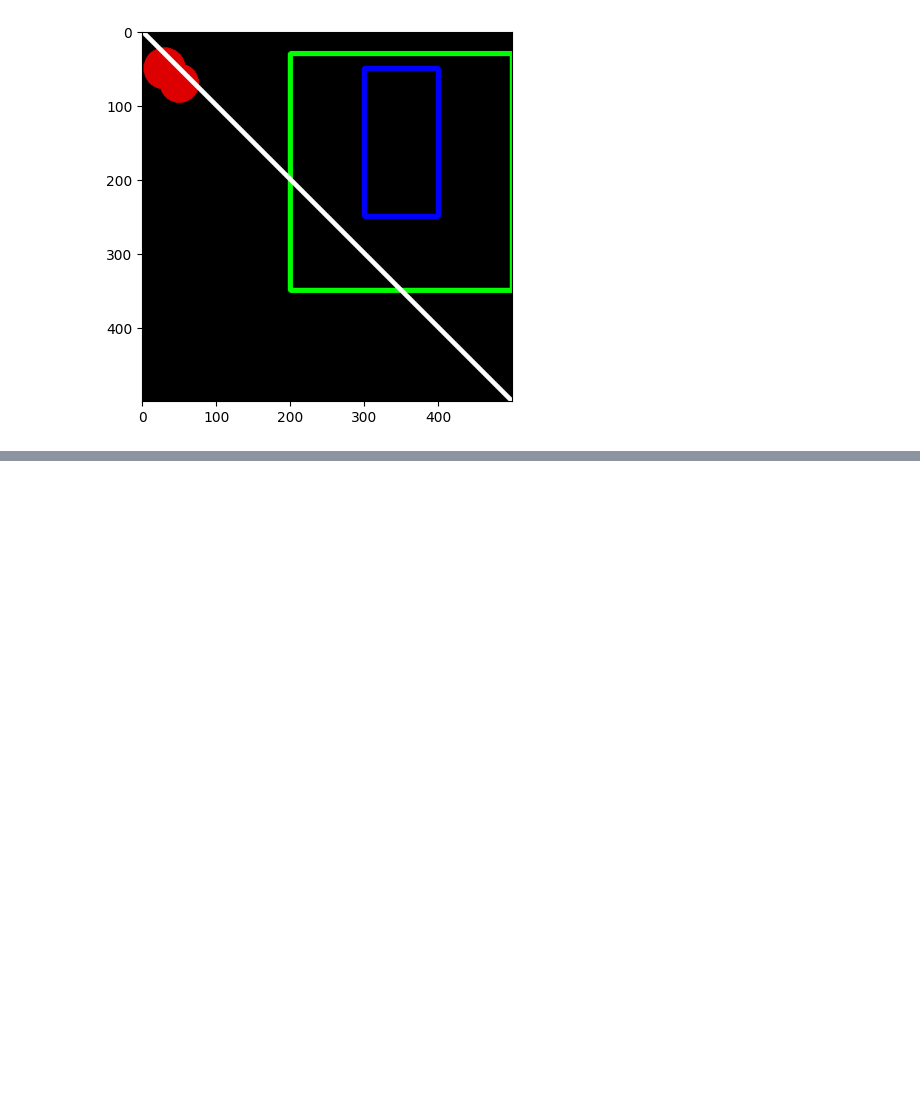
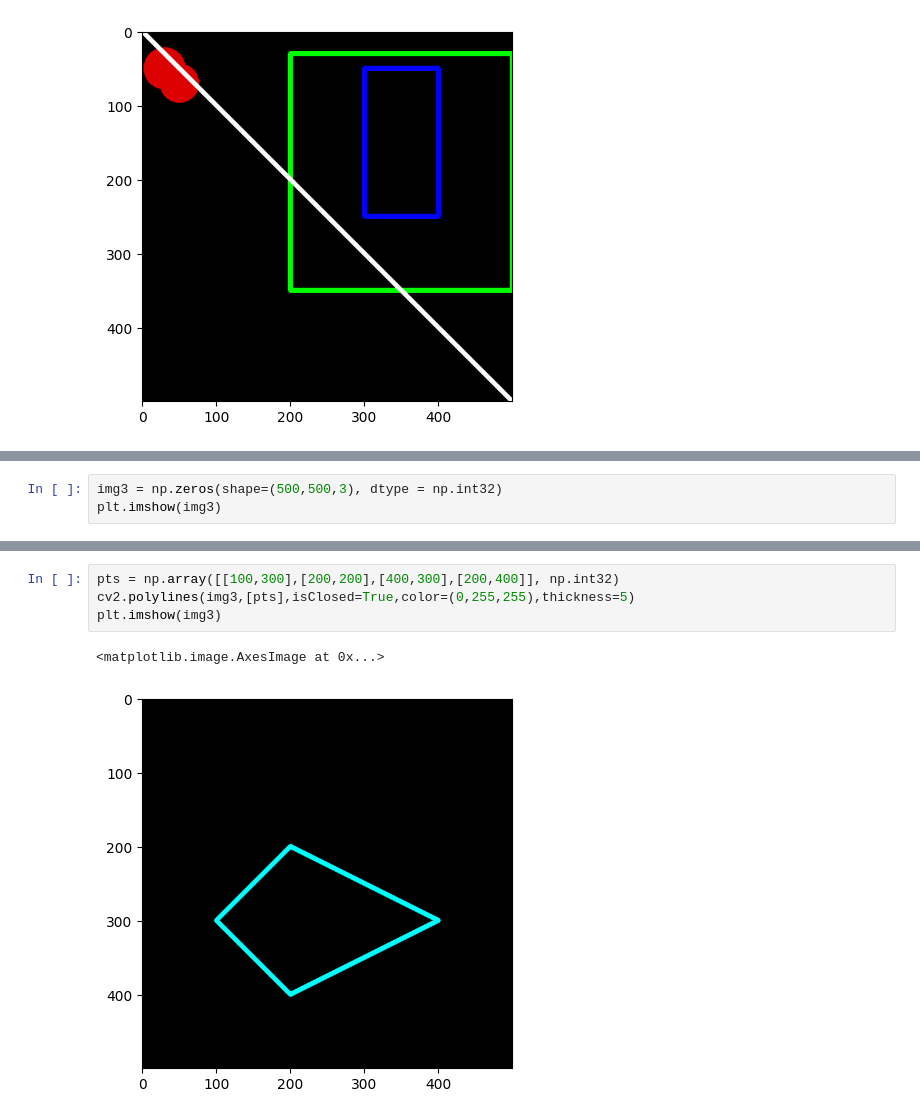
Before and after one commit to Ashishjoshi794/computer-vision, a Jupyter notebook: OpenCV,_Shapes_and_Line.ipynb, the cells around one changed output, grey strips where cells are left out. Saved outputs shown, nothing was run; the diff lists cells and outputs as text; blank space fills up the shorter version.

```diff
--- a/OpenCV,_Shapes_and_Line.ipynb
+++ b/OpenCV,_Shapes_and_Line.ipynb
@@ -47,0 +68,3 @@ plt.imshow(img1)
+# %%
+img3 = np.zeros(shape=(500,500,3), dtype = np.int32)
+plt.imshow(img3)
@@ -47,0 +74,7 @@ plt.imshow(img1)
+# %%
+pts = np.array([[100,300],[200,200],[400,300],[200,400]], np.int32)
+cv2.polylines(img3,[pts],isClosed=True,color=(0,255,255),thickness=5)
+plt.imshow(img3)
+# %% [output]
+<matplotlib.image.AxesImage at 0x...>
+[figure, added]
```
Also changed, not shown: parts of 7 cells of this notebook.
